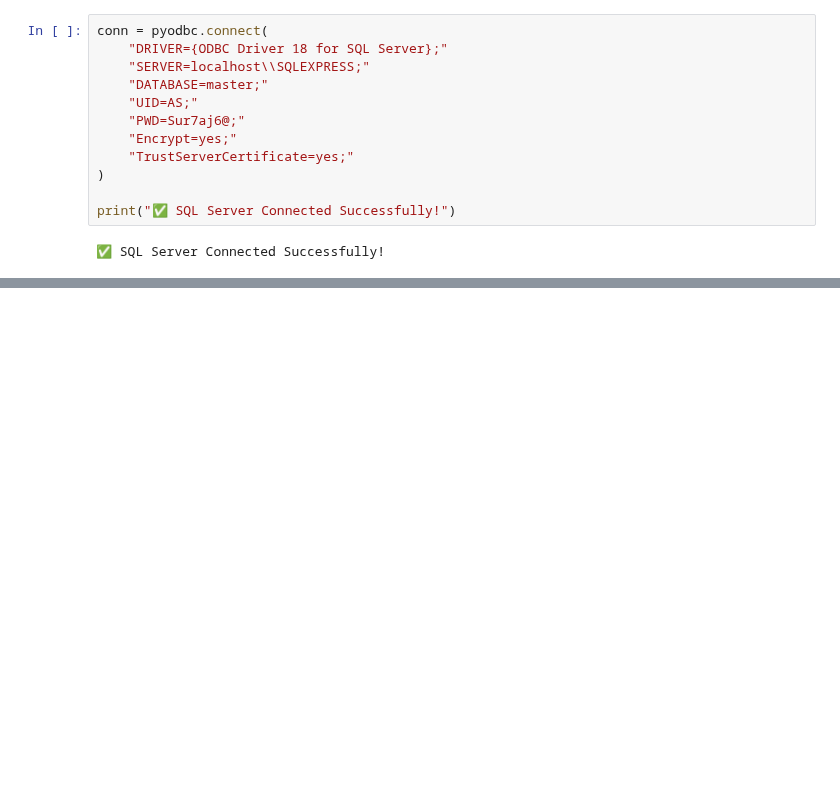
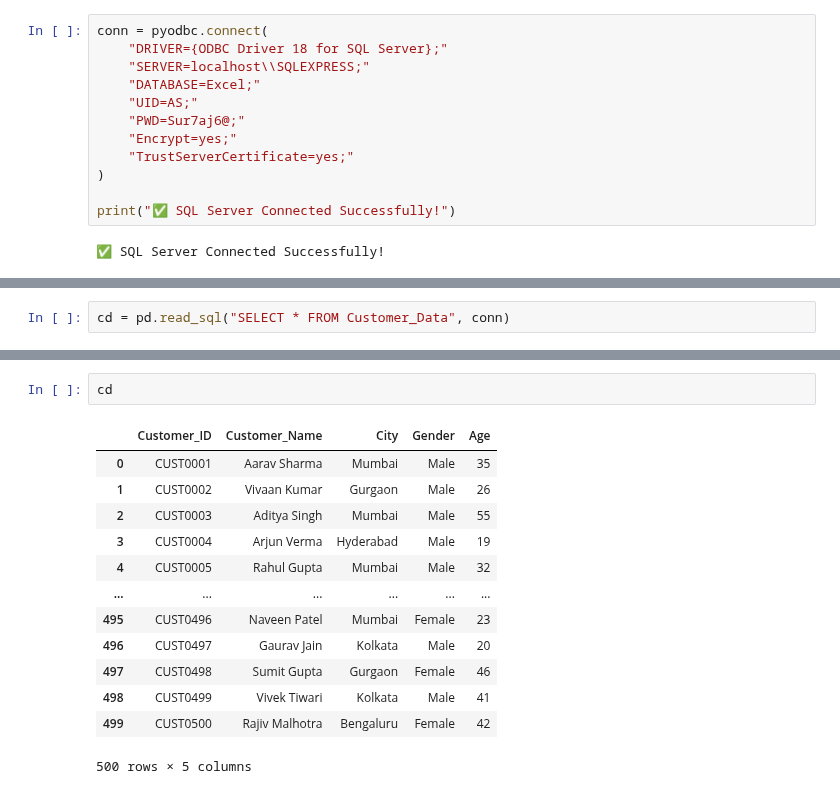
Before and after one commit to Suraj-kumar121K/PANDAS-CURSE, a Jupyter notebook: Practice_pandas/sql_connection.ipynb, the cells around one changed output, grey strips where cells are left out. Saved outputs shown, nothing was run; the diff lists cells and outputs as text; blank space fills up the shorter version.

```diff
--- a/Practice_pandas/sql_connection.ipynb
+++ b/Practice_pandas/sql_connection.ipynb
@@ -5,7 +5,7 @@ import pandas as pd
 conn = pyodbc.connect(
     "DRIVER={ODBC Driver 18 for SQL Server};"
     "SERVER=localhost\\SQLEXPRESS;"
-    "DATABASE=master;"
+    "DATABASE=Excel;"
     "UID=AS;"
     "PWD=Sur7aj6@;"
     "Encrypt=yes;"
@@ -23,0 +54,2 @@ df
+# %%
+cd = pd.read_sql("SELECT * FROM Customer_Data", conn)
@@ -23,0 +187,16 @@ df
+# %%
+cd
+# %% [output]
+|  | Customer_ID | Customer_Name | City | Gender | Age |
+| 0 | CUST0001 | Aarav Sharma | Mumbai | Male | 35 |
+| 1 | CUST0002 | Vivaan Kumar | Gurgaon | Male | 26 |
+| 2 | CUST0003 | Aditya Singh | Mumbai | Male | 55 |
+| 3 | CUST0004 | Arjun Verma | Hyderabad | Male | 19 |
+| 4 | CUST0005 | Rahul Gupta | Mumbai | Male | 32 |
+| ... | ... | ... | ... | ... | ... |
+| 495 | CUST0496 | Naveen Patel | Mumbai | Female | 23 |
+| 496 | CUST0497 | Gaurav Jain | Kolkata | Male | 20 |
+| 497 | CUST0498 | Sumit Gupta | Gurgaon | Female | 46 |
+| 498 | CUST0499 | Vivek Tiwari | Kolkata | Male | 41 |
+| 499 | CUST0500 | Rajiv Malhotra | Bengaluru | Female | 42 |
+500 rows × 5 columns
```
Also changed, not shown: parts of 23 cells of this notebook.
